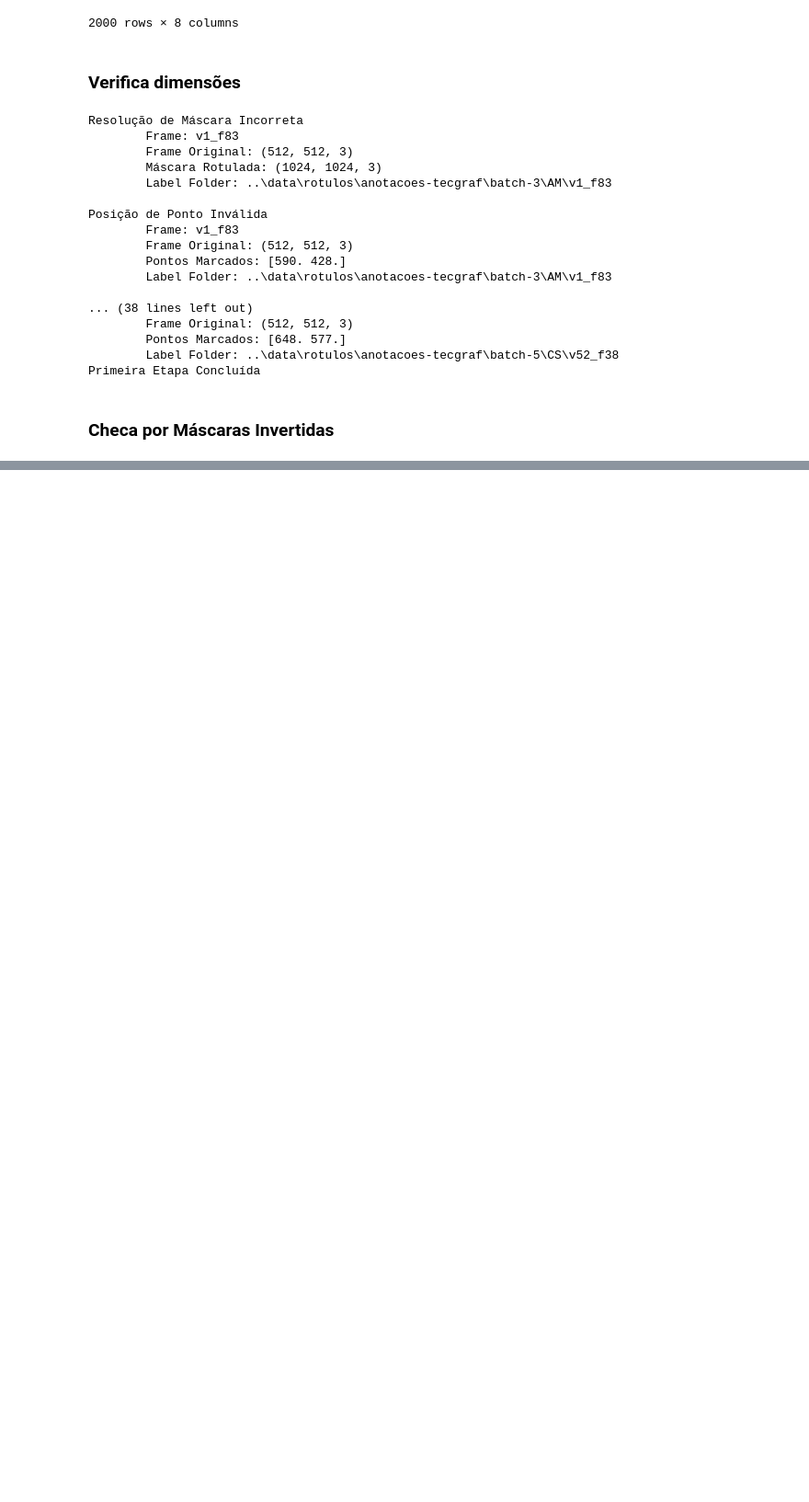
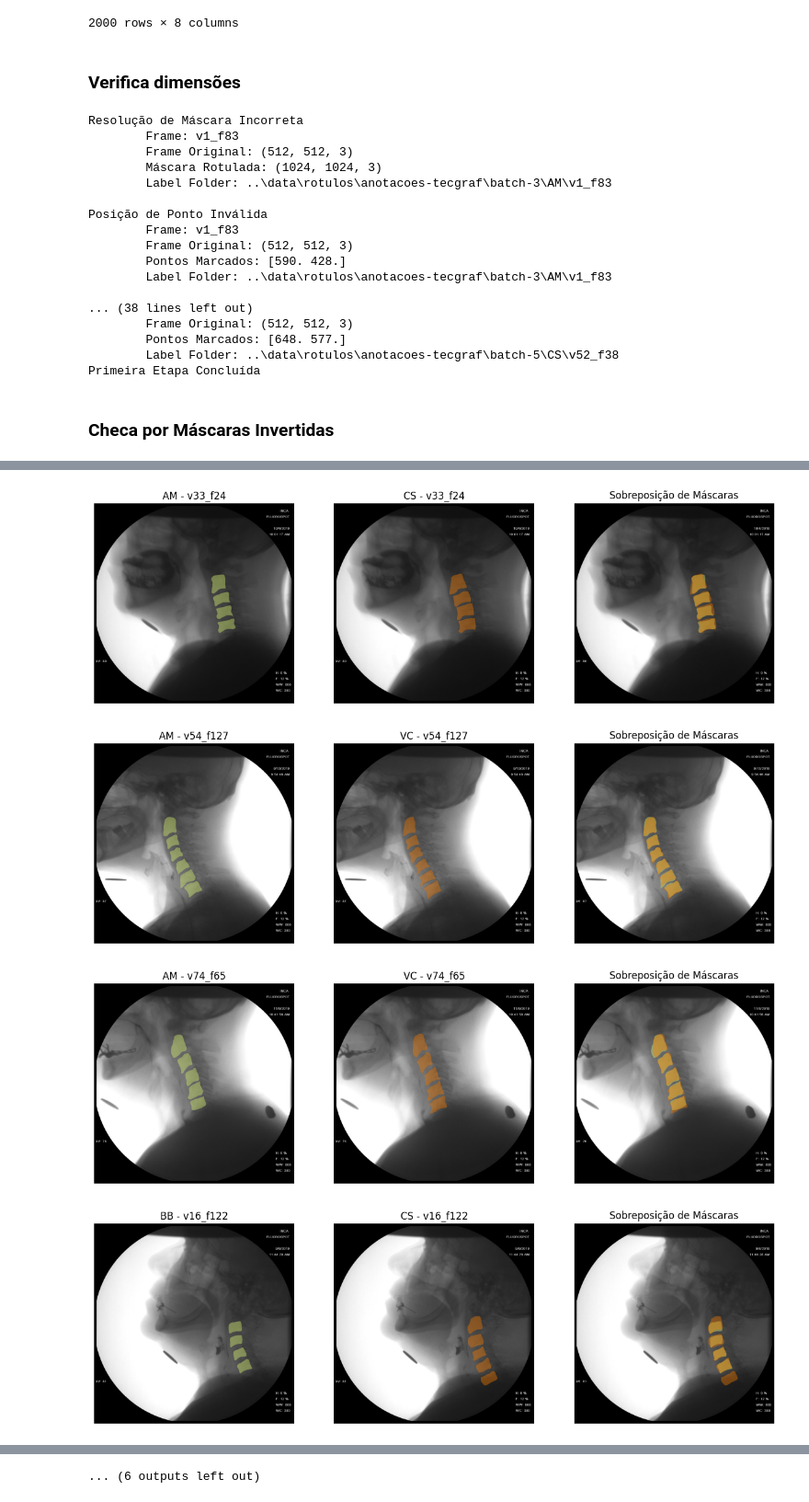
Before and after one commit to Vinicius0300/vfss_to_docker, a Jupyter notebook: notebooks/tratando_anotacoes.ipynb, the cells around one changed output, grey strips where cells are left out. Shown at 92% size. Saved outputs shown, nothing was run; the diff lists cells and outputs as text; code cells hidden in the pictures; blank space fills up the shorter version.

```diff
--- a/notebooks/tratando_anotacoes.ipynb
+++ b/notebooks/tratando_anotacoes.ipynb
@@ -220,0 +343,71 @@ Máscara Invertida
+# %%
+# Visualizando Marcações de Máscaras
+
+def check_coherence_masks(df_video_frame, video_folder, output_dir = "", alpha=0.4):
+    n_rotuladores = df_video_frame.shape[0]
+    colors = generate_color_list(n_rotuladores)
+
+    video_id = df_video_frame["video_id"].values[0]
+    frame_id = df_video_frame["frame_id"].values[0]
+    video_frame = df_video_frame["video_frame"].values[0]
+
+    path_video = os.path.join(video_folder, f"{video_id}.avi")
+    frame = get_frame_from_video(path_video, int(frame_id))
+
+    fig, ax = plt.subplots(1, n_rotuladores + 1, figsize=(5 * (n_rotuladores + 1), 5))
+
+    all_masks = []
+    all_labelers = []
+
+    for i in range(n_rotuladores):
+        df_rotulador = df_video_frame.iloc[i]
+        labeler = df_rotulador['labeler']
+
+        ax[i].imshow(frame, cmap='gray')
+
+        if df_rotulador["has_mask"]: # Supondo que você tenha essa flag no DF
+            path_label = os.path.join(df_rotulador["file_path"], "Mask.tif")
+            mask = cv2.imread(path_label, cv2.IMREAD_UNCHANGED)
+
+            # Criando a sobreposição colorida
+            mask_rgba = np.zeros((*mask.shape, 4))
+            rgb = plt.cm.colors.to_rgb(colors[i])
+            mask_rgba[..., :3] = rgb
+            mask_rgba[..., 3] = (mask > 0) * alpha # Alpha apenas onde há máscara
+
+            ax[i].imshow(mask_rgba)
+            all_masks.append(mask)
+            all_labelers.append(labeler)
+        else:
+            ax[i].text(frame.shape[1]/2, frame.shape[0]/2, 'SEM MÁSCARA',
+                       color='red', fontweight='bold', fontsize=20, ha='center', va='center')
+
+        ax[i].axis("off")
+        ax[i].set_title(f"{labeler} - {video_frame}")
+
+    # Plot Geral
+    ax[n_rotuladores].imshow(frame, cmap='gray')
+    for i, mask in enumerate(all_masks):
+        mask_rgba = np.zeros((*mask.shape, 4))
+        rgb = plt.cm.colors.to_rgb(colors[i])
+        mask_rgba[..., :3] = rgb
+        mask_rgba[..., 3] = (mask > 0) * alpha
+        ax[n_rotuladores].imshow(mask_rgba, label=all_labelers[i])
+
+    ax[n_rotuladores].axis("off")
+    ax[n_rotuladores].set_title("Sobreposição de Máscaras")
+
+    if output_dir:
+        plt.savefig(os.path.join(output_dir,video_frame + ".png"))
+    plt.show()
+
+output_dir = r"..\\fig\\comparison\\mask"
+video_frame_unique = video_frame_metadata_df["video_frame"].unique()
+for video_frame in video_frame_unique:
+    df_video_frame = video_frame_metadata_df.loc[video_frame_metadata_df["video_frame"] == video_frame].reset_index()
+    check_coherence_masks(df_video_frame, videos_dir, output_dir)
+# %% [output]
+[figure, added]
+[figure, added]
+[figure, added]
+[figure, added]
@@ -220,0 +422 @@ Máscara Invertida
+... (6 outputs left out)
```
Also changed, not shown: parts of 9 cells of this notebook, 1 other file.
